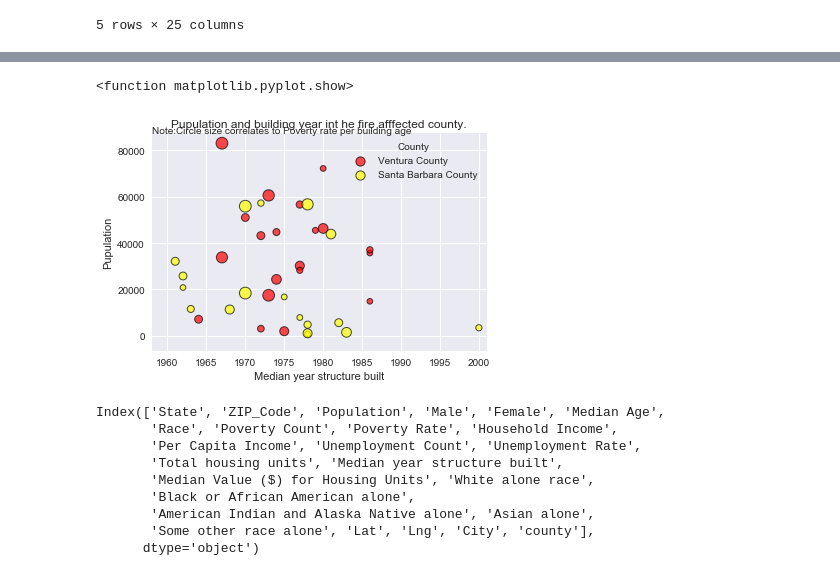
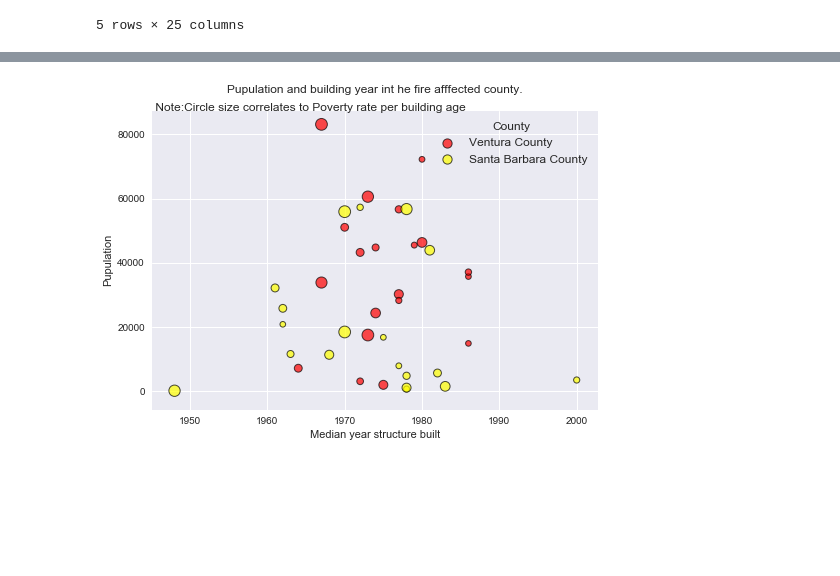
Before and after one commit to sheygarga/Project1Team6, a Jupyter notebook: Thomas_fire_sh_census.ipynb, the cells around one changed output, grey strips where cells are left out. Cells and saved outputs as stored; diff of their text form; code cells hidden in the pictures; blank space fills up the shorter version.

```diff
--- a/Thomas_fire_sh_census.ipynb
+++ b/Thomas_fire_sh_census.ipynb
@@ -210,3 +210,5 @@ https://maps.googleapis.com/maps/api/geocode/json?address=97635&key=AIzaSyA_Clyz
 | 3 | California | 89061 | 5485.0 | 2541.0 | 2944.0 | 56.7 | 5485.0 | 329.0 | 5.998177 | ... |
 | 4 | California | 89439 | 1484.0 | 705.0 | 779.0 | 51.5 | 1484.0 | 114.0 | 7.681941 | ... |
 5 rows × 25 columns
+# %%
+census_pd_complete.dropna(inplace=True)
@@ -288,7 +316,7 @@ active_fire_zone_df.describe()
 | max | 57268.000000 | 29146.000000 | 29238.000000 | 54.300000 | 57268.000000 | 13916.000000 | 26.011944 | 1.313110e+05 | ... |
 # %%
 fig,ax=plt.subplots()
-clean_date_df=active_fire_county_df[active_fire_census_df['Median year structure built']!=-666666666.0]
+clean_date_df=active_fire_county_df[active_fire_county_df['Median year structure built']!=-666666666.0]
 
 
 x_val_ven=clean_date_df['Median year structure built'][clean_date_df['county']=='Ventura County']
@@ -301,50 +329,38 @@ size_ven=clean_date_df['Poverty Rate'][clean_date_df['county']=='Ventura County'
 size_san=clean_date_df['Poverty Rate'][clean_date_df['county']=='Ventura County']
 
 
 
 ax.scatter(x_val_ven,y_val_ven,s=size_ven*7,
            c='red',edgecolors='black',lw=1,alpha=0.7,marker='o',label='Ventura County')
 
 ax.scatter(x_val_san,y_val_san,s=size_san*7,
            c='yellow',edgecolors='black',lw=1,alpha=0.7,marker='o',label='Santa Barbara County')
 
 # ax.scatter(census_pd_complete.Lat,census_pd.Lng,c='b',s=census_pd["Unemployment Rate"])
 # ax.scatter(census_pd['Name'],census_pd['Asian alone'],s=census_pd['Poverty Rate'])
 # plt.ylim(-112,-125)
 # plt.xlim(32,44)
 ax.set_ylabel("Pupulation")
 ax.set_xlabel("Median year structure built")
 
 ax.set_xlim(x_val.min()+10,x_val.max()+1)
 
 #legend and legend handling
 lgnd=ax.legend(fontsize="medium", mode="Expanded",
                   numpoints=1, scatterpoints=1,
                   loc="best", title="County",
                   labelspacing=0.5)
-plt.title("Pupulation and building year int he fire afffected county.")
-plt.annotate('Note:Circle size correlates to Poverty rate per building age',
+plt.title("Pupulation and building year int he fire afffected county.\n")
+plt.annotate('\n Note:Circle size correlates to Poverty rate per building age',
             xy=(0, 1),xycoords='axes points',
             xytext=(0, 1), textcoords='axes fraction'
            )
 
 
-plt.show
+plt.show()
+plt.savefig("pop build plt")
 # %% [output]
-<function matplotlib.pyplot.show>
-[figure, old version]
+[figure, new version]
-# %%
-active_fire_zone_df.columns
-# %% [output]
-Index(['State', 'ZIP_Code', 'Population', 'Male', 'Female', 'Median Age',
-       'Race', 'Poverty Count', 'Poverty Rate', 'Household Income',
-       'Per Capita Income', 'Unemployment Count', 'Unemployment Rate',
-       'Total housing units', 'Median year structure built',
-       'Median Value ($) for Housing Units', 'White alone race',
-       'Black or African American alone',
-       'American Indian and Alaska Native alone', 'Asian alone',
-       'Some other race alone', 'Lat', 'Lng', 'City', 'county'],
-      dtype='object')
 # %%
 #Gender demographics affected
 # active_fire_zone_df.
```
Also changed, not shown: parts of 8 cells of this notebook, 7 other files.
